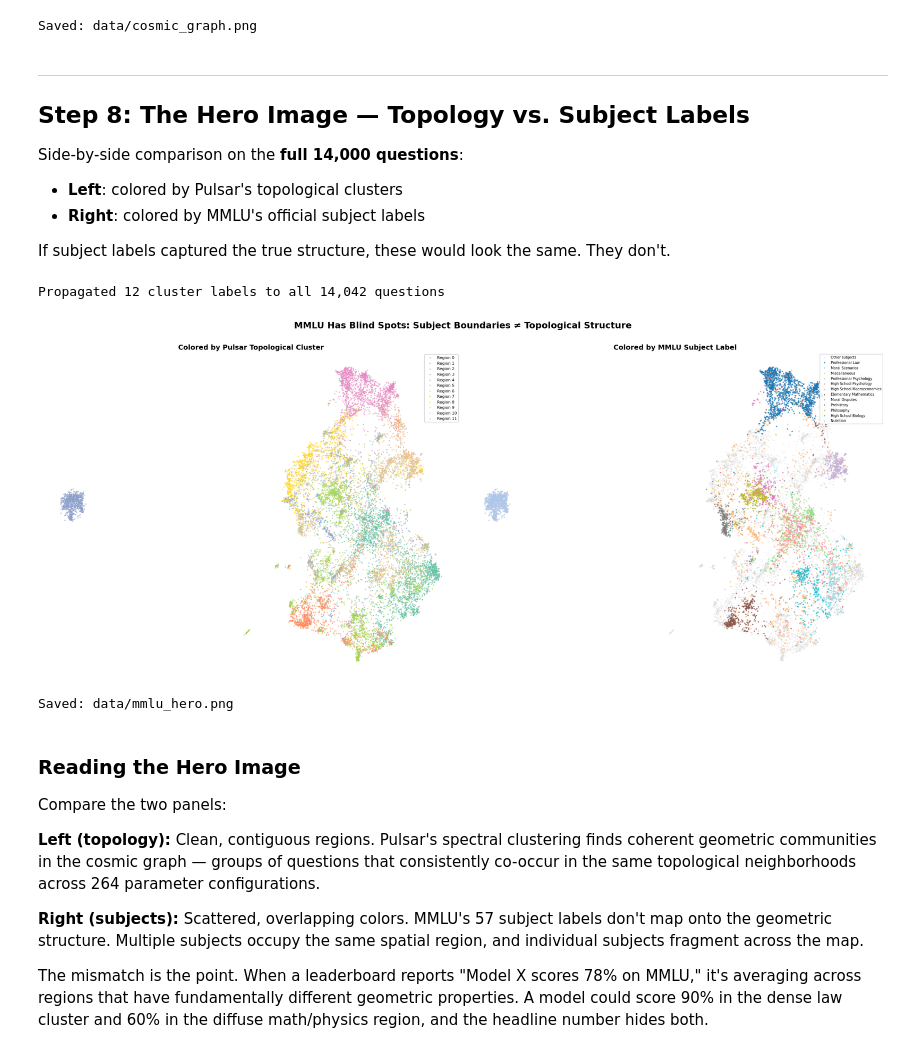
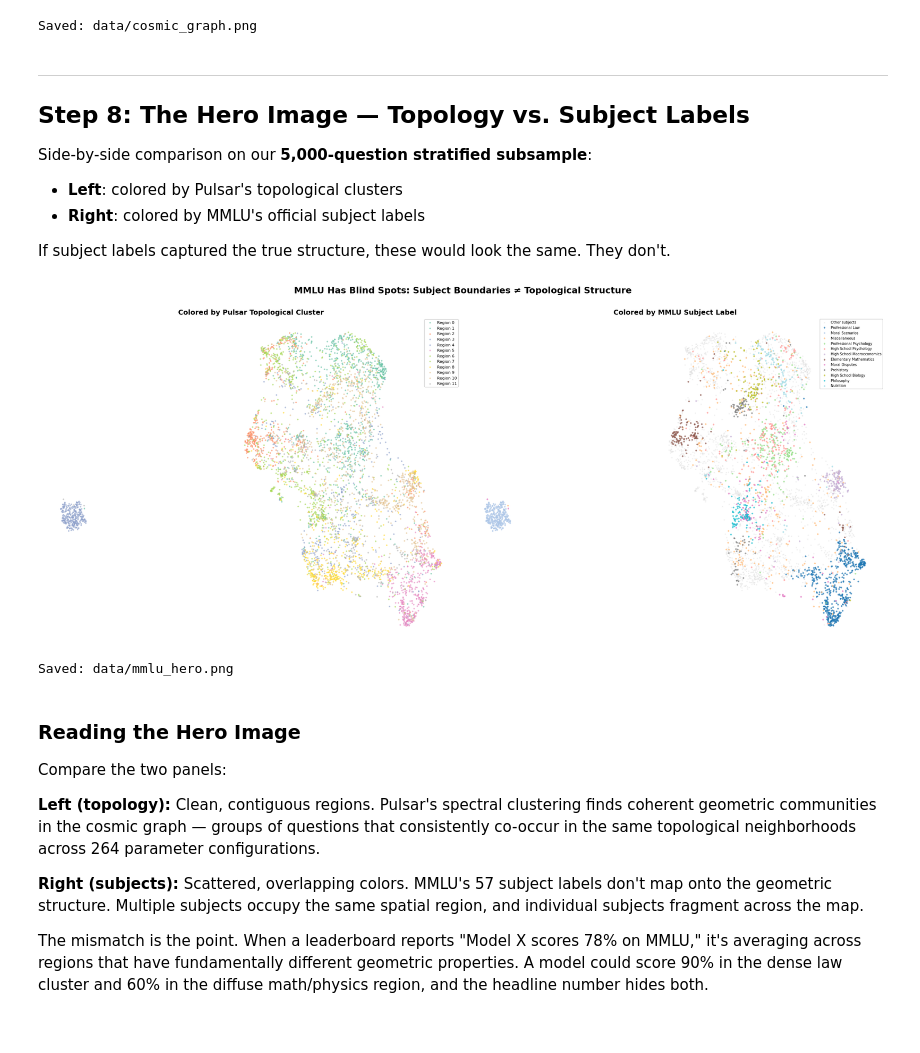
Before and after one commit to Krv-Labs/pulsar, a Jupyter notebook: demos/mmlu/mmlu_topology_demo.ipynb, the cells around one changed output. Drawn from its saved outputs; the diff is of its cells as text; code cells hidden in the pictures.

Commit message:
update demo w/ additional metrics

```diff
--- a/demos/mmlu/mmlu_topology_demo.ipynb
+++ b/demos/mmlu/mmlu_topology_demo.ipynb
@@ -448,0 +455,6 @@ MMLU is a stress test. If Pulsar can find 12 meaningful, interpretable regions i
+# %%
+# Show random moral_scenarios questions from Region 3
+region3 = df_sub[df_sub["cluster"] == 3].sample(5, random_state=42)
+for i, (_, row) in enumerate(region3.iterrows(), 1):
+    print(f"Q{i}: {row['question'][:250]}")
+    print()
@@ -543,83 +573,65 @@ Saved: data/cosmic_graph.png
 ---
 ## Step 8: The Hero Image — Topology vs. Subject Labels
 
-Side-by-side comparison on the **full 14,000 questions**:
+Side-by-side comparison on our **5,000-question stratified subsample**:
 - **Left**: colored by Pulsar's topological clusters
 - **Right**: colored by MMLU's official subject labels
 
 If subject labels captured the true structure, these would look the same. They don't.
 # %%
-# UMAP on full 14k embeddings
-UMAP_ALL_CACHE = DATA_DIR / "mmlu_umap_all.npy"
-
-if UMAP_ALL_CACHE.exists():
-    umap_all = np.load(UMAP_ALL_CACHE)
-else:
-    print("Computing UMAP on all 14k embeddings (~1 min)...")
-    reducer_all = umap.UMAP(n_neighbors=30, min_dist=0.1, metric="cosine", random_state=42)
-    umap_all = reducer_all.fit_transform(embeddings_all)
-    np.save(UMAP_ALL_CACHE, umap_all)
-
-# Propagate cluster labels from 5k subsample to all 14k via KNN
-knn = KNeighborsClassifier(n_neighbors=5, metric="cosine")
-knn.fit(embeddings_sub, labels)
-labels_all = knn.predict(embeddings_all)
-
-print(f"Propagated {N_CLUSTERS} cluster labels to all {len(labels_all):,} questions")
-
-# Two-panel hero figure
+# Two-panel hero figure using the 5k subsample
+# (5,000 points is visually saturated on a scatterplot — no need to propagate to 14k)
 fig, axes = plt.subplots(1, 2, figsize=(24, 10), facecolor="white")
 
 # LEFT: Pulsar topological clusters
 ax = axes[0]
 for c in range(N_CLUSTERS):
-    mask = labels_all == c
+    mask = labels == c
     ax.scatter(
-        umap_all[mask, 0], umap_all[mask, 1],
-        c=[cmap(c / N_CLUSTERS)], s=3, alpha=0.5, rasterized=True,
+        umap_sub[mask, 0], umap_sub[mask, 1],
+        c=[cmap(c / N_CLUSTERS)], s=5, alpha=0.5, rasterized=True,
         label=f"Region {c}",
     )
 ax.set_title("Colored by Pulsar Topological Cluster", fontsize=14, fontweight="bold")
 ax.legend(fontsize=8, loc="upper right", framealpha=0.9)
 ax.axis("off")
 
 # RIGHT: MMLU subject labels (top 12 subjects, rest gray)
 ax = axes[1]
-top_subjects = df_mmlu["subject"].value_counts().head(12).index.tolist()
+top_subjects = df_sub["subject"].value_counts().head(12).index.tolist()
 subject_palette = plt.cm.tab20(np.linspace(0, 1, 12))
 
 # Draw non-top subjects first (gray)
-other_mask = ~df_mmlu["subject"].isin(top_subjects)
+other_mask = ~df_sub["subject"].isin(top_subjects)
 ax.scatter(
-    umap_all[other_mask, 0], umap_all[other_mask, 1],
-    c="#dddddd", s=2, alpha=0.3, rasterized=True, label="Other subjects",
+    umap_sub[other_mask, 0], umap_sub[other_mask, 1],
+    c="#dddddd", s=3, alpha=0.3, rasterized=True, label="Other subjects",
 )
 
 # Draw top subjects
 for i, subj in enumerate(top_subjects):
-    mask = (df_mmlu["subject"] == subj).values
+    mask = (df_sub["subject"] == subj).values
     ax.scatter(
-        umap_all[mask, 0], umap_all[mask, 1],
-        c=[subject_palette[i]], s=4, alpha=0.6, rasterized=True,
+        umap_sub[mask, 0], umap_sub[mask, 1],
+        c=[subject_palette[i]], s=6, alpha=0.6, rasterized=True,
         label=subj.replace("_", " ").title(),
     )
 
 ax.set_title("Colored by MMLU Subject Label", fontsize=14, fontweight="bold")
 ax.legend(fontsize=7, loc="upper right", framealpha=0.9, ncol=1)
 ax.axis("off")
 
 fig.suptitle(
     "MMLU Has Blind Spots: Subject Boundaries \u2260 Topological Structure",
     fontsize=18, fontweight="bold", y=1.01,
 )
 plt.tight_layout()
 plt.savefig(DATA_DIR / "mmlu_hero.png", dpi=200, bbox_inches="tight", facecolor="white")
 plt.show()
 print("Saved: data/mmlu_hero.png")
 # %% [output]
+[figure, new version]
-Propagated 12 cluster labels to all 14,042 questions
+Saved: data/mmlu_hero.png
-[figure, old version]
-Saved: data/mmlu_hero.png
 # %% [markdown]
 ### Reading the Hero Image
 
```
Also changed, not shown: parts of 14 cells of this notebook, 3 other files.
